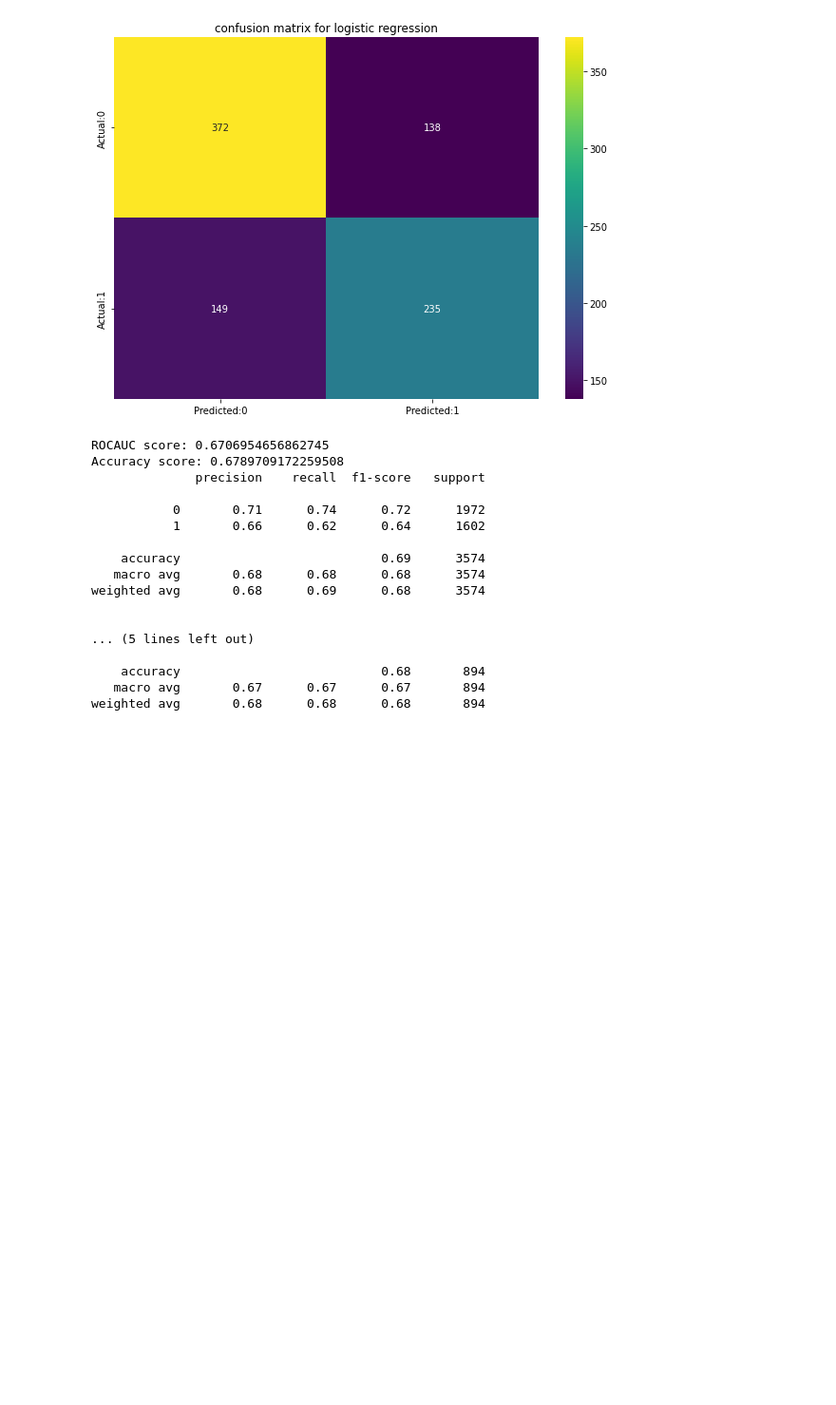
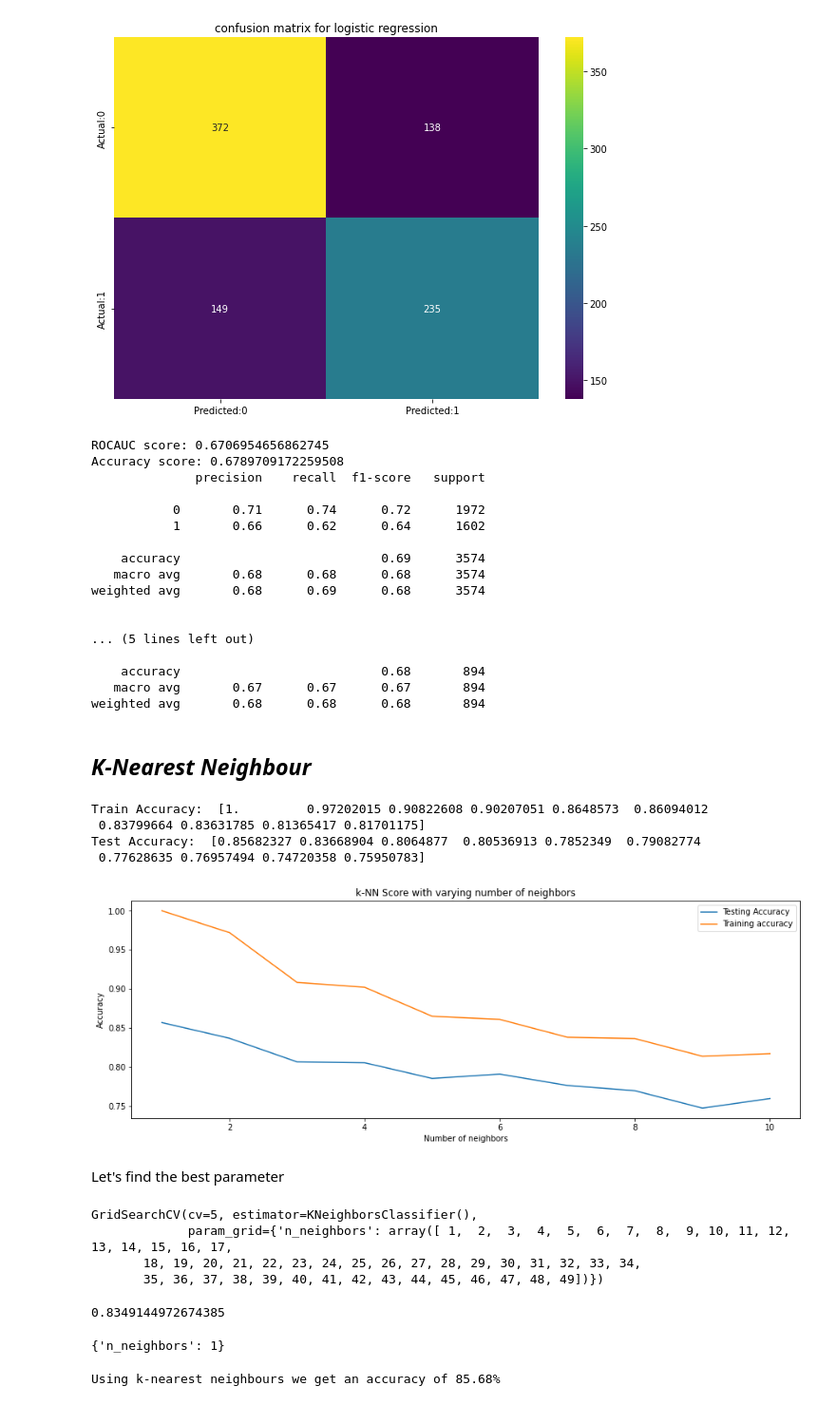
Before and after one commit to Manass20/Cardiovascular-risk-prediction-Manas, a Jupyter notebook: Cardiovascular_risk_prediction_Manas.ipynb, the cells around one changed output. Shown at 95% size. Saved outputs shown, nothing was run; the diff lists cells and outputs as text; code cells hidden in the pictures; blank space fills up the shorter version.

```diff
--- a/Cardiovascular_risk_prediction_Manas.ipynb
+++ b/Cardiovascular_risk_prediction_Manas.ipynb
@@ -680,3 +680,44 @@ weighted avg       0.68      0.69      0.68      3574
     accuracy                           0.68       894
    macro avg       0.67      0.67      0.67       894
 weighted avg       0.68      0.68      0.68       894
+# %% [markdown]
+## ***K-Nearest Neighbour***
+# %%
+# calculate accuracy score for first 10 neighbors
+# Setup arrays to store training and test accuracies
+neighbors = 10
+train_accuracy = np.empty(neighbors)
+test_accuracy = np.empty(neighbors)
+
+for i in range(1, neighbors + 1):
+    # Setup a knn classifier with k neighbors
+    knn = KNeighborsClassifier(n_neighbors=i)
+    # Fit the model
+    knn.fit(X_train, y_train)
+    # Compute accuracy on the training set
+    train_accuracy[i - 1] = knn.score(X_train, y_train)
+    # Compute accuracy on the test set
+    test_accuracy[i - 1] = knn.score(X_test, y_test)
+# %%
+# print accuracy
+print("Train Accuracy: ", train_accuracy)
+print("Test Accuracy: ", test_accuracy)
+# %% [output]
+Train Accuracy:  [1.         0.97202015 0.90822608 0.90207051 0.8648573  0.86094012
+ 0.83799664 0.83631785 0.81365417 0.81701175]
+Test Accuracy:  [0.85682327 0.83668904 0.8064877  0.80536913 0.7852349  0.79082774
+ 0.77628635 0.76957494 0.74720358 0.75950783]
+# %%
+# Generate plot
+plt.title('k-NN Score with varying number of neighbors')
+x_axis = [i for i in range(1,11)]
+plt.plot(x_axis, test_accuracy, label='Testing Accuracy')
+plt.plot(x_axis, train_accuracy, label='Training accuracy')
+plt.legend()
+plt.xlabel('Number of neighbors')
+plt.ylabel('Accuracy')
+plt.show()
+# %% [output]
+[figure, added]
+# %% [markdown]
+Let's find the best parameter
@@ -682,0 +726,17 @@ weighted avg       0.68      0.68      0.68       894
+# %%
+knn = KNeighborsClassifier()
+knn_cv= GridSearchCV(knn,param_grid,cv=5)
+knn_cv.fit(X_train,y_train)
+# %% [output]
+GridSearchCV(cv=5, estimator=KNeighborsClassifier(),
+             param_grid={'n_neighbors': array([ 1,  2,  3,  4,  5,  6,  7,  8,  9, 10, 11, 12, 13, 14, 15, 16, 17,
+       18, 19, 20, 21, 22, 23, 24, 25, 26, 27, 28, 29, 30, 31, 32, 33, 34,
+       35, 36, 37, 38, 39, 40, 41, 42, 43, 44, 45, 46, 47, 48, 49])})
+# %%
+knn_cv.best_score_
+# %% [output]
+0.8349144972674385
+# %%
+knn_cv.best_params_
+# %% [output]
+{'n_neighbors': 1}
@@ -682,0 +746,6 @@ weighted avg       0.68      0.68      0.68       894
+# %%
+#check accuracy
+knn_acc = accuracy_score(y_test,knn_predict)
+print(f"Using k-nearest neighbours we get an accuracy of {round(knn_acc*100,2)}%")
+# %% [output]
+Using k-nearest neighbours we get an accuracy of 85.68%
```
Also changed, not shown: parts of 4 cells of this notebook.
